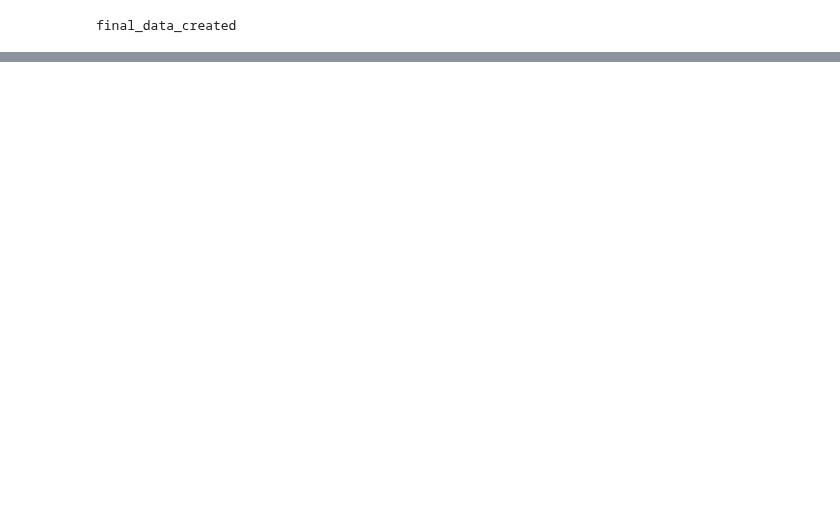
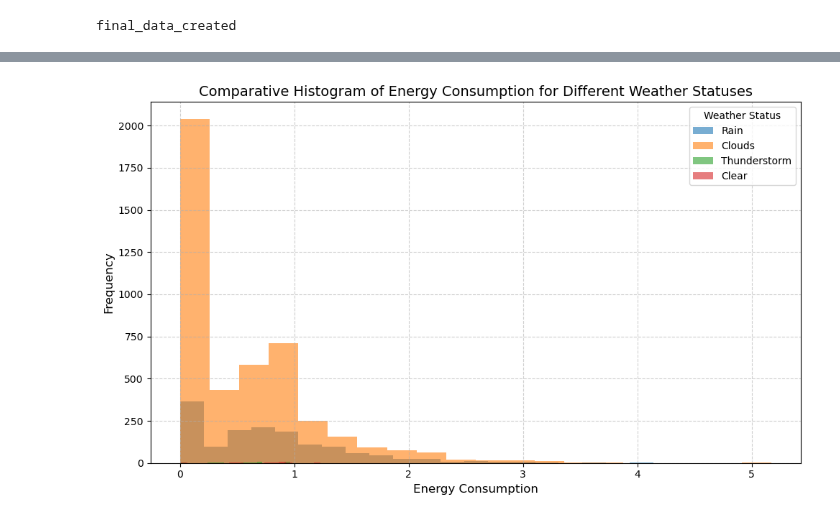
Before and after one commit to AYunYang/AI_trial, a Jupyter notebook: Data analysis/analysis_1.ipynb, the cells around one changed output, grey strips where cells are left out. Saved outputs shown, nothing was run; the diff lists cells and outputs as text; code cells hidden in the pictures; blank space fills up the shorter version.

```diff
--- a/Data analysis/analysis_1.ipynb
+++ b/Data analysis/analysis_1.ipynb
@@ -342,0 +481,56 @@ ValueError: Bin labels must be one fewer than the number of bin edges
+# %%
+import matplotlib.pyplot as plt
+import numpy as np
+
+max_energy_consumption = 50  # Adjust this value based on your data
+
+# Define unique weather statuses and temperature range
+unique_weather_statuses = aircon_status_result["weather_status"].unique()
+temperature_values = np.around(np.arange(20, 30.5, 0.5), decimals=1)
+
+# Initialize a figure for the comparative histogram
+plt.figure(figsize=(10, 6))
+
+# Loop through unique weather statuses and prepare energy consumption data
+for status in unique_weather_statuses:
+    if status == "HAZE":
+        continue
+
+    weather_data = aircon_status_result[aircon_status_result["weather_status"] == status]
+
+    # Prepare a list to store energy consumption data for each temperature bin
+    energy_consumption_data = []
+
+    # Loop through temperature values
+    for temp in temperature_values:
+        # Filter data for current temperature bin
+        temp_data = weather_data[
+            (weather_data['temperature'] >= (temp - 0.5)) &
+            (weather_data['temperature'] <= (temp + 0.5))
+        ]
+        temp_data = temp_data[temp_data["energy_consumption"] < max_energy_consumption]
+
+        # Append energy consumption values for the bin
+        energy_consumption_data.extend(temp_data['energy_consumption'].values)
+
+    # Plot histogram for the current weather status
+    plt.hist(
+        energy_consumption_data,
+        bins=20,  # Adjust the number of bins as needed
+        alpha=0.6,
+        label=status,
+        histtype='stepfilled',
+        linewidth=2
+    )
+
+# Set titles and labels
+plt.title('Comparative Histogram of Energy Consumption for Different Weather Statuses', fontsize=14)
+plt.xlabel('Energy Consumption', fontsize=12)
+plt.ylabel('Frequency', fontsize=12)
+plt.legend(title='Weather Status', fontsize=10)
+
+plt.grid(True, linestyle='--', alpha=0.6)
+plt.tight_layout()
+plt.show()
+# %% [output]
+[figure, added]
```
Also changed, not shown: parts of 5 cells of this notebook.
